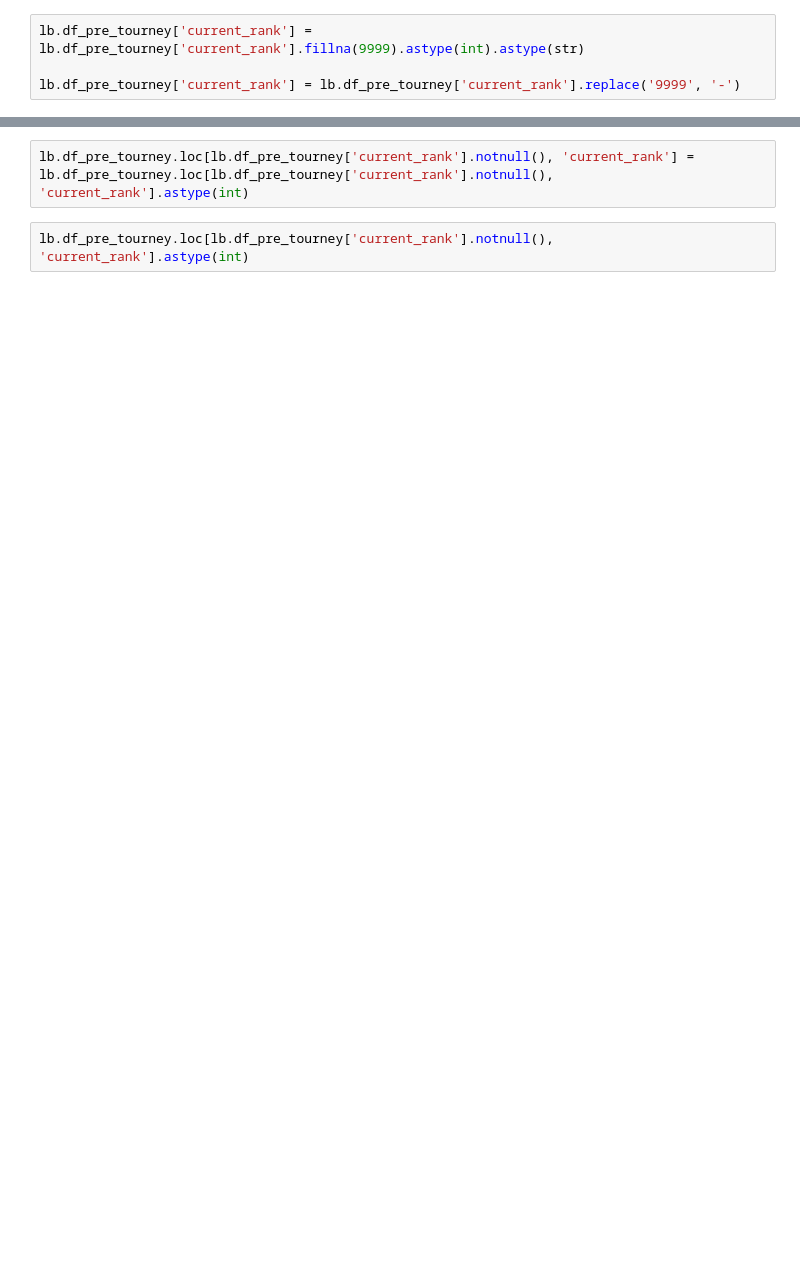
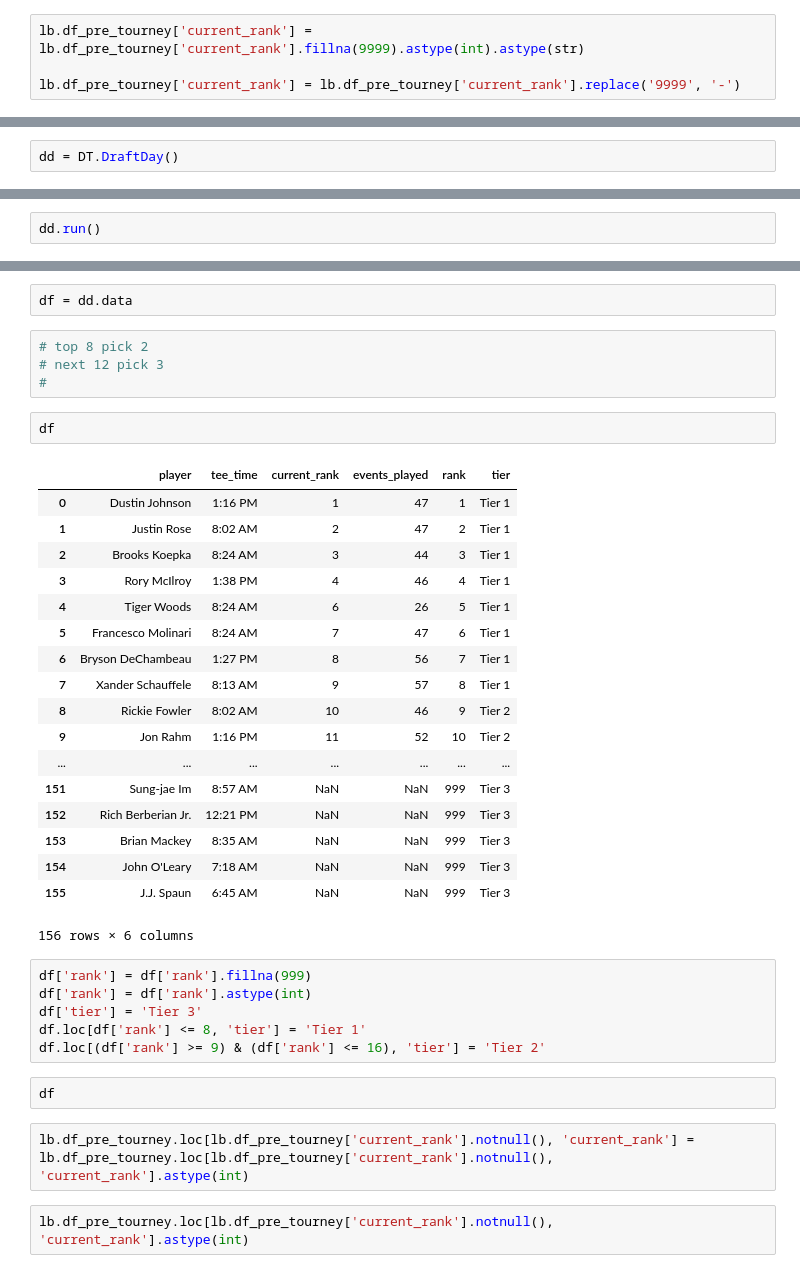
Before and after one commit to jbarton311/donkey_golf, a Jupyter notebook: jupyter_notebooks/class_testing.ipynb, the cells around one changed output, grey strips where cells are left out. Cells and saved outputs as stored; diff of their text form; blank space fills up the shorter version.

Commit message:
Updating tiers to be more legit

```diff
--- a/jupyter_notebooks/class_testing.ipynb
+++ b/jupyter_notebooks/class_testing.ipynb
@@ -84,0 +58,2 @@ lb.df_pre_tourney
+# %%
+dd = DT.DraftDay()
@@ -84,0 +65,2 @@ lb.df_pre_tourney
+# %%
+dd.run()
@@ -85,3 +70,38 @@ lb.df_pre_tourney
+# %%
+df = dd.data
+# %%
+# top 8 pick 2
+# next 12 pick 3
+#
+# %%
+df
+# %% [output]
+|  | player | tee_time | current_rank | events_played | rank | tier |
+| 0 | Dustin Johnson | 1:16 PM | 1 | 47 | 1 | Tier 1 |
+| 1 | Justin Rose | 8:02 AM | 2 | 47 | 2 | Tier 1 |
+| 2 | Brooks Koepka | 8:24 AM | 3 | 44 | 3 | Tier 1 |
+| 3 | Rory McIlroy | 1:38 PM | 4 | 46 | 4 | Tier 1 |
+| 4 | Tiger Woods | 8:24 AM | 6 | 26 | 5 | Tier 1 |
+| 5 | Francesco Molinari | 8:24 AM | 7 | 47 | 6 | Tier 1 |
+| 6 | Bryson DeChambeau | 1:27 PM | 8 | 56 | 7 | Tier 1 |
+| 7 | Xander Schauffele | 8:13 AM | 9 | 57 | 8 | Tier 1 |
+| 8 | Rickie Fowler | 8:02 AM | 10 | 46 | 9 | Tier 2 |
+| 9 | Jon Rahm | 1:16 PM | 11 | 52 | 10 | Tier 2 |
+| ... | ... | ... | ... | ... | ... | ... |
+| 151 | Sung-jae Im | 8:57 AM | NaN | NaN | 999 | Tier 3 |
+| 152 | Rich Berberian Jr. | 12:21 PM | NaN | NaN | 999 | Tier 3 |
+| 153 | Brian Mackey | 8:35 AM | NaN | NaN | 999 | Tier 3 |
+| 154 | John O'Leary | 7:18 AM | NaN | NaN | 999 | Tier 3 |
+| 155 | J.J. Spaun | 6:45 AM | NaN | NaN | 999 | Tier 3 |
+156 rows × 6 columns
+# %%
+df['rank'] = df['rank'].fillna(999)
+df['rank'] = df['rank'].astype(int)
+df['tier'] = 'Tier 3'
+df.loc[df['rank'] <= 8, 'tier'] = 'Tier 1'
+df.loc[(df['rank'] >= 9) & (df['rank'] <= 16), 'tier'] = 'Tier 2'
+# %%
+df
 # %%
 lb.df_pre_tourney.loc[lb.df_pre_tourney['current_rank'].notnull(), 'current_rank'] = lb.df_pre_tourney.loc[lb.df_pre_tourney['current_rank'].notnull(), 'current_rank'].astype(int)
 # %%
```
Also changed, not shown: parts of 8 cells of this notebook, 3 other files.
